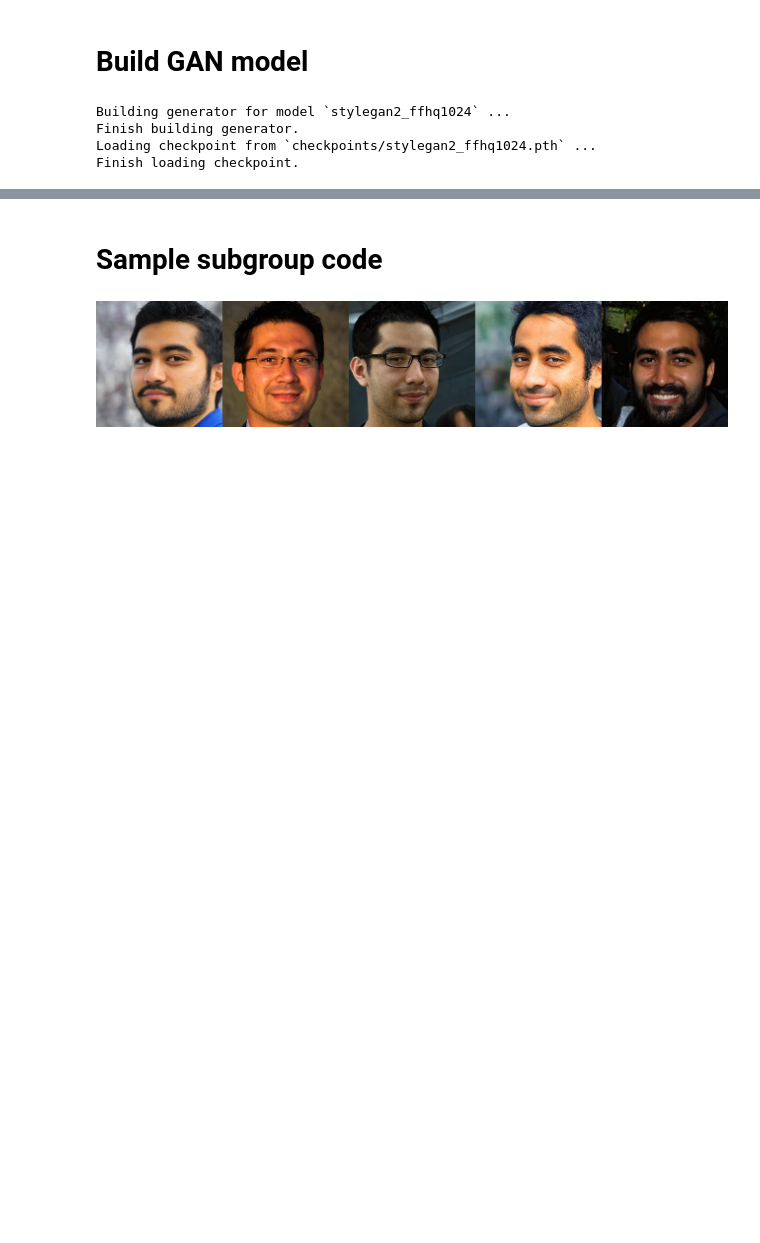
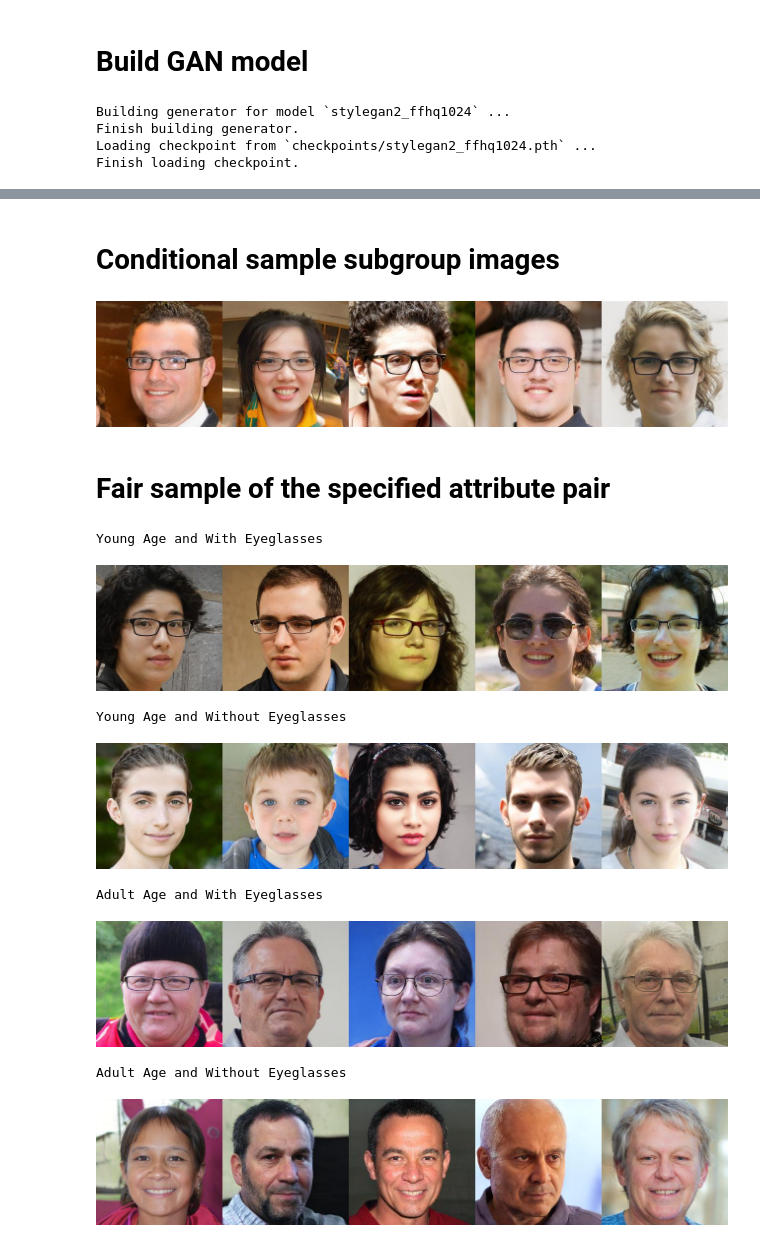
Before and after one commit to genforce/fairgen, a Jupyter notebook: docs/fairgen.ipynb, the cells around one changed output, grey strips where cells are left out. Drawn from its saved outputs; the diff is of its cells as text; code cells hidden in the pictures; blank space fills up the shorter version.

Commit message:
add direct sampling and fair sampling for the specified attribute pair

```diff
--- a/docs/fairgen.ipynb
+++ b/docs/fairgen.ipynb
@@ -131,21 +152,23 @@ Finish loading checkpoint.
 | <img width=100/>Smiling<img width=100/> | <img width=50/>with<img width=50/> | <img width=50/>without<img width=50/> |
 # %%
 #@title { display-mode: "form", run: "auto" }
-attribute_pair = "gender_black_hair" #@param ['age_eyeglasses','age_gender', 'age_smiling', 'gender_black_hair', 'gender_eyeglasses']
+attribute_pair = "Age vs Eyeglasses" #@param ['Age vs Eyeglasses','Age vs Gender', 'Age vs Smiling', 'Gender vs Black_Hair', 'Gender vs Eyeglasses']
 attr_1_value = "-1" #@param ['-1', '1']
 attr_2_value = "-1" #@param ['-1', '1']
 
+
+attr_names = attribute_pair.lower().split(' ')
+attr_pair_name = "{}_{}".format(attr_names[0], attr_names[2])
+
 if loaded_pair != attribute_pair:
-  gmm_path = f'gmms/{attribute_pair}_gmm.p'
+  gmm_path = f'gmms/{attr_pair_name}_gmm.p'
   gmm_models = pickle.load(open(gmm_path, 'rb'))
   loaded_pair = attribute_pair
 
-  print('loading GMM file')
-
 attr_value_name = '{:.1f}_{:.1f}'.format(int(attr_1_value)*3.0, int(attr_2_value)*3.0)
 gmm_model = gmm_models[attr_value_name]
-# %% [markdown]
-# Sample subgroup code
+# %% [markdown]
+# Conditional sample subgroup images
 # %%
 
 #@title { display-mode: "form", run: "auto" }
@@ -156,4 +179,34 @@ codes = gmm_model.sample(num_samples)[0]
 images = generator(codes, latent_space_type='W')['image']
 imshow(images, col=num_samples)
 # %% [output]
-[figure, old version]
+[figure, new version]
+# %% [markdown]
+# Fair sample of the specified attribute pair
+# %%
+#@title { display-mode: "form", run: "auto" }
+num_samples = 5 #@param {type:"slider", min:1, max:8, step:1}
+
+value_name = {'Age': {-1: 'Young', 1: 'Adult'}, 'Gender': {-1: 'Male', 1: 'Female'}, 'Smiling': {-1: 'With', 1: 'Without'}}
+for attr in ['Eyeglasses', 'Black_Hair']:
+  value_name[attr] = value_name['Smiling']
+
+attr_1,_,attr_2 = attribute_pair.split(' ')
+
+for attr_1_value in [-1, 1]:
+  for attr_2_value in [-1, 1]:
+    print("{} {} and {} {}".format(value_name[attr_1][attr_1_value], attr_1, value_name[attr_2][attr_2_value], attr_2))
+
+    attr_value_name = '{:.1f}_{:.1f}'.format(int(attr_1_value)*3.0, int(attr_2_value)*3.0)
+    gmm_model = gmm_models[attr_value_name]
+    codes = gmm_model.sample(num_samples)[0]
+    images = generator(codes, latent_space_type='W')['image']
+    imshow(images, col=num_samples)
+# %% [output]
+Young Age and With Eyeglasses
+[figure, added]
+Young Age and Without Eyeglasses
+[figure, added]
+Adult Age and With Eyeglasses
+[figure, added]
+Adult Age and Without Eyeglasses
+[figure, added]
```
Also changed, not shown: parts of 4 cells of this notebook.
